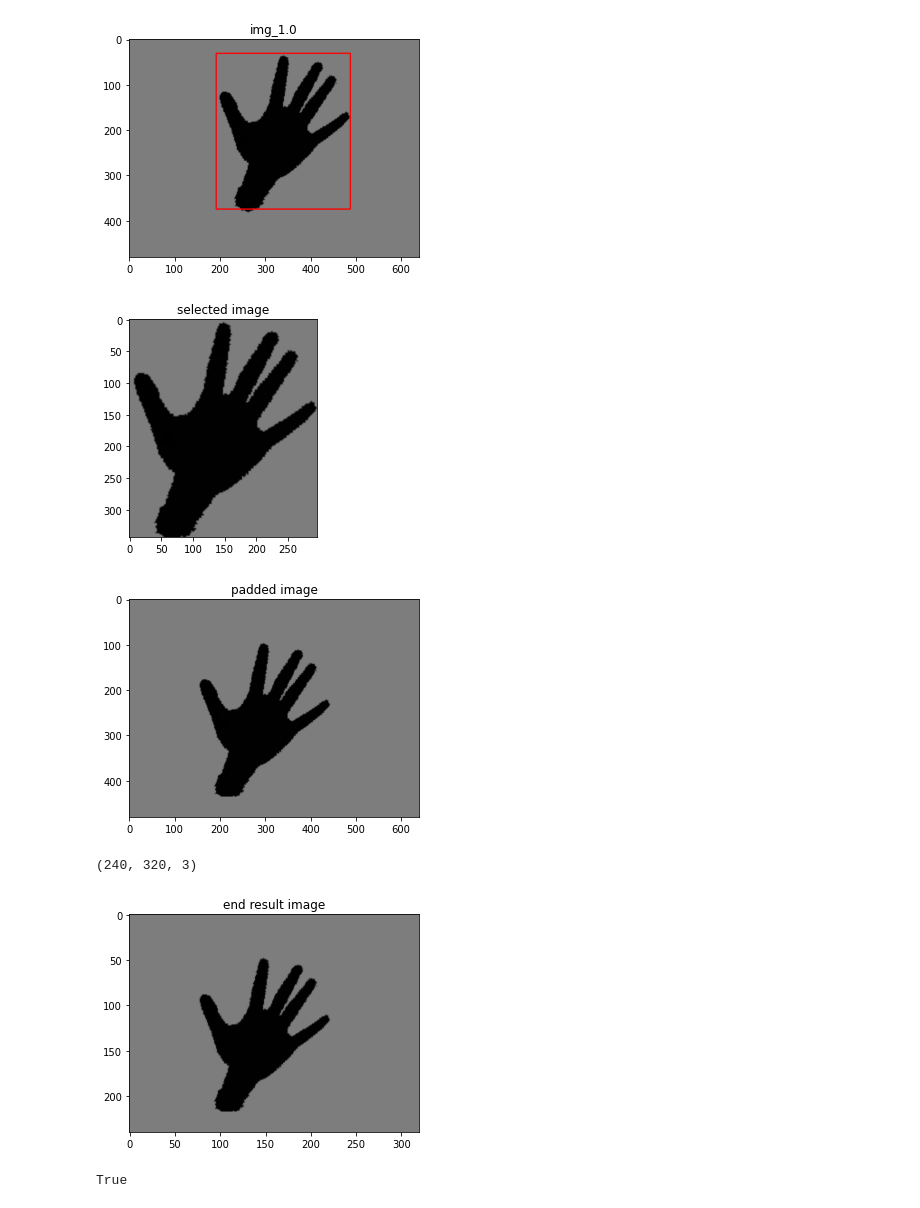
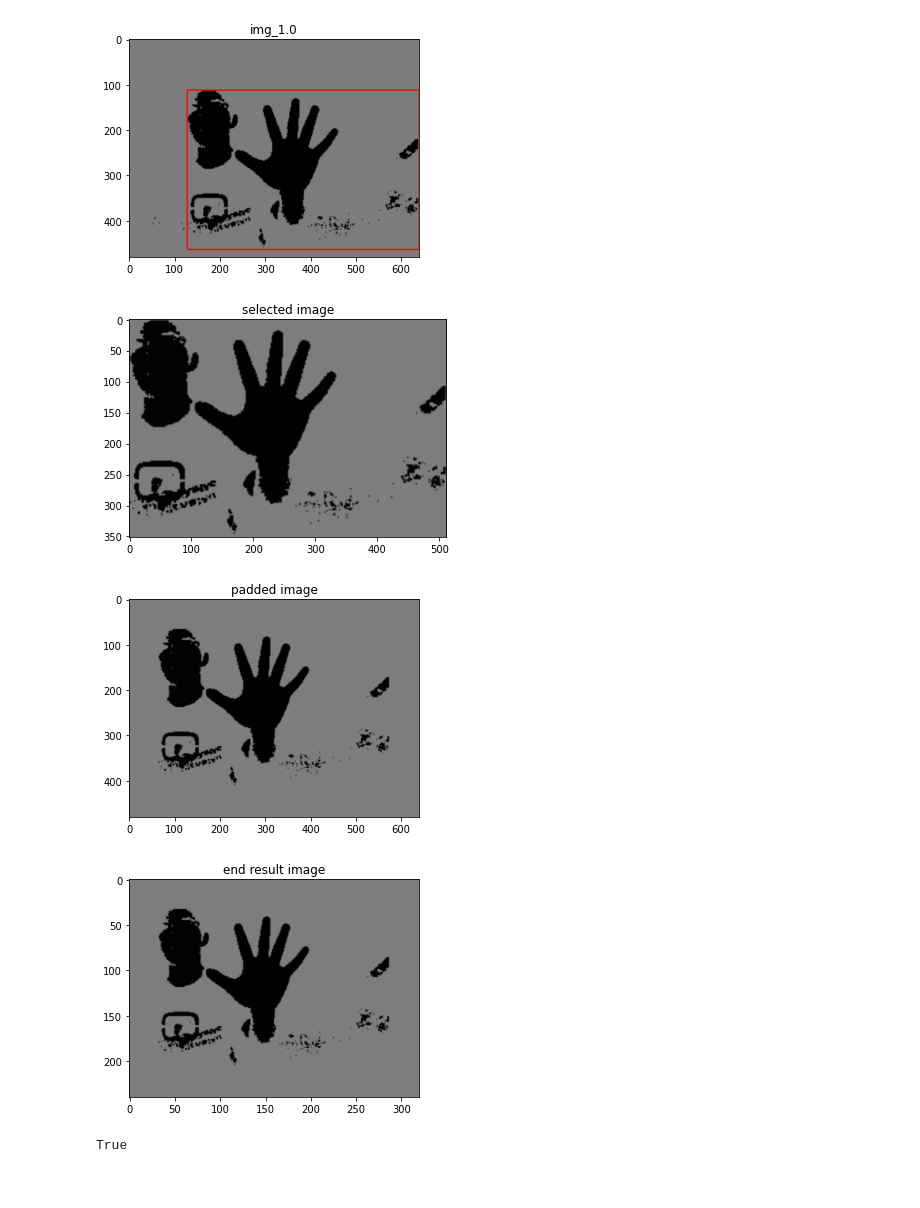
Before and after one commit to Mosqui0/Projekt-Neuroinformatik, a Jupyter notebook: Code/Model.ipynb, the cells around one changed output. Saved outputs shown, nothing was run; the diff lists cells and outputs as text; code cells hidden in the pictures.

```diff
--- a/Code/Model.ipynb
+++ b/Code/Model.ipynb
@@ -53,7 +53,7 @@ def classifySign(img):
     # ============================= Step 3 =============================
     return box
 # %%
-img = cv2.imread("./image_0002.png")
+img = cv2.imread("../../ICVL/Depth/test_seq_1/image_0000.png")
 #img = cv2.imread("./HandSeg/test_depth.png")
 plt.imshow(img); plt.title('input image'); plt.show()
 
@@ -71,8 +71,8 @@ result = np.full((new_height,new_width,3), color, dtype=np.uint8)
 
 
 # compute center offset
-x_start = (new_width - box_image.shape[0]) // 2
-y_start = (new_height - box_image.shape[1]) // 2
+x_start = (new_width - box_image.shape[1]) // 2
+y_start = (new_height - box_image.shape[0]) // 2
 
 # copy img image into center of result image
 result[y_start:y_start+box_image.shape[0], x_start:x_start+ box_image.shape[1]] = box_image
@@ -80,9 +80,7 @@ result[y_start:y_start+box_image.shape[0], x_start:x_start+ box_image.shape[1]]
 # view result
 plt.imshow(result); plt.title('padded image'); plt.show()
 
-
 result = cv2.resize(result, (320, 240))
-print(result.shape)
 plt.imshow(result); plt.title('end result image'); plt.show()
 cv2.imwrite("./PixelwiseRegression/Data/ICVL/image_0000.png",result)
 # %% [output]
@@ -91,6 +89,5 @@ WARNING:tensorflow:7 out of the last 7 calls to <function Model.make_predict_fun
-[figure, old version]
+[figure, new version]
-[figure, old version]
+[figure, new version]
-[figure, old version]
+[figure, new version]
+[figure, new version]
-(240, 320, 3)
+True
-[figure, old version]
-True
```
Also changed, not shown: parts of 1 cell of this notebook, 1 other file.
